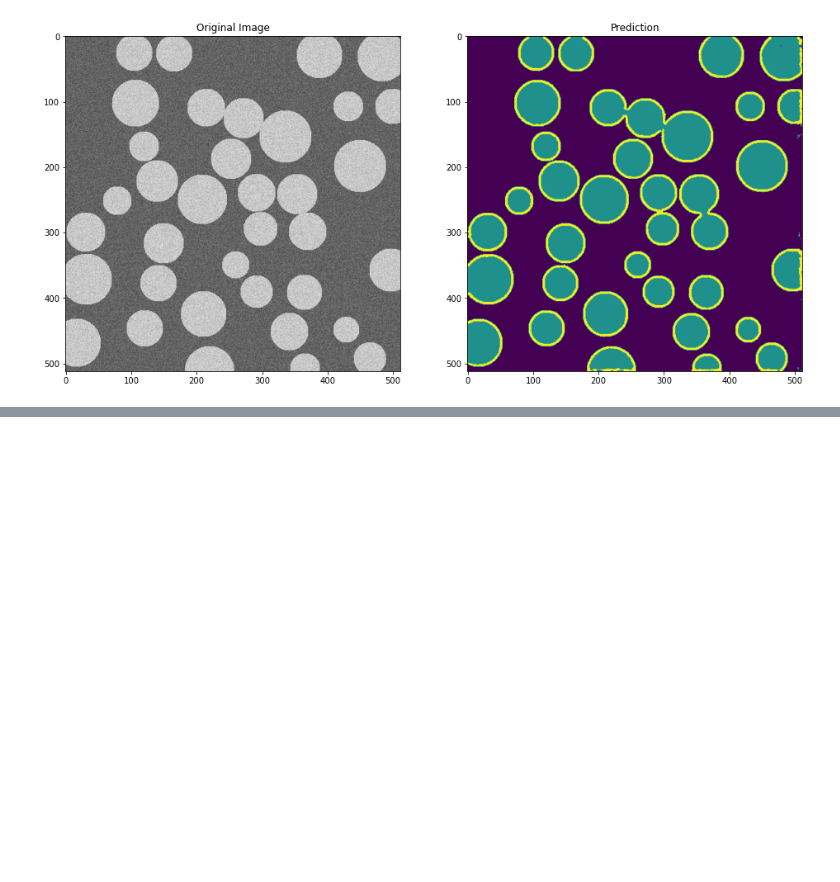
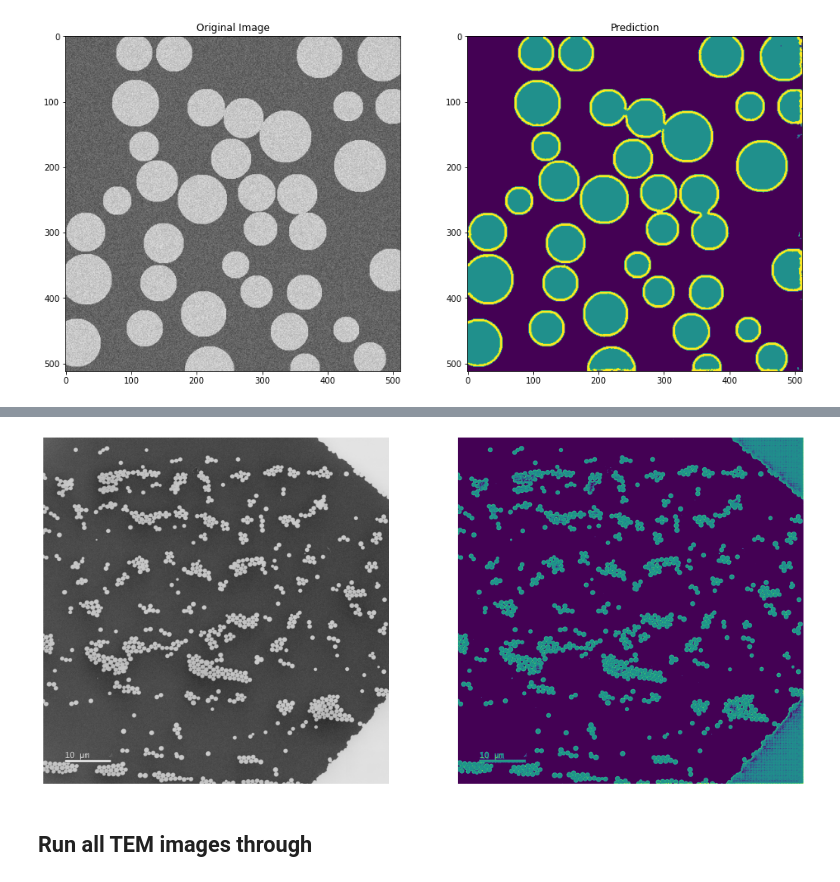
Before and after one commit to Ross0899/mphys-project-cnn-pre-process, a Jupyter notebook: cnn_model_predict.ipynb, the cells around one changed output, grey strips where cells are left out. Drawn from its saved outputs; the diff is of its cells as text; code cells hidden in the pictures; blank space fills up the shorter version.

```diff
--- a/cnn_model_predict.ipynb
+++ b/cnn_model_predict.ipynb
@@ -108,0 +147,21 @@ plt.show()
+# %%
+prediction = mosaic2.apply(model.predict, progress_bar=True)
+# %%
+fused_prediction = prediction.get_fusion()
+labels2 = np.argmax(fused_prediction, axis=-1)
+# %%
+fig, axs = plt.subplots(1,2, figsize=(18,18))
+
+axs[0].imshow(tem_images[0])
+axs[0].axis('off')
+axs[1].imshow(labels2)
+axs[1].axis('off')
+plt.show()
+
+name = os.path.split(images[0])[-1]
+cv2.imwrite("segmented_" + name[:-4] + ".tif", labels2*127)
+plt.show()
+# %% [output]
+[figure, added]
+# %% [markdown]
+## Run all TEM images through
```
Also changed, not shown: parts of 14 cells of this notebook, 1 other file.
